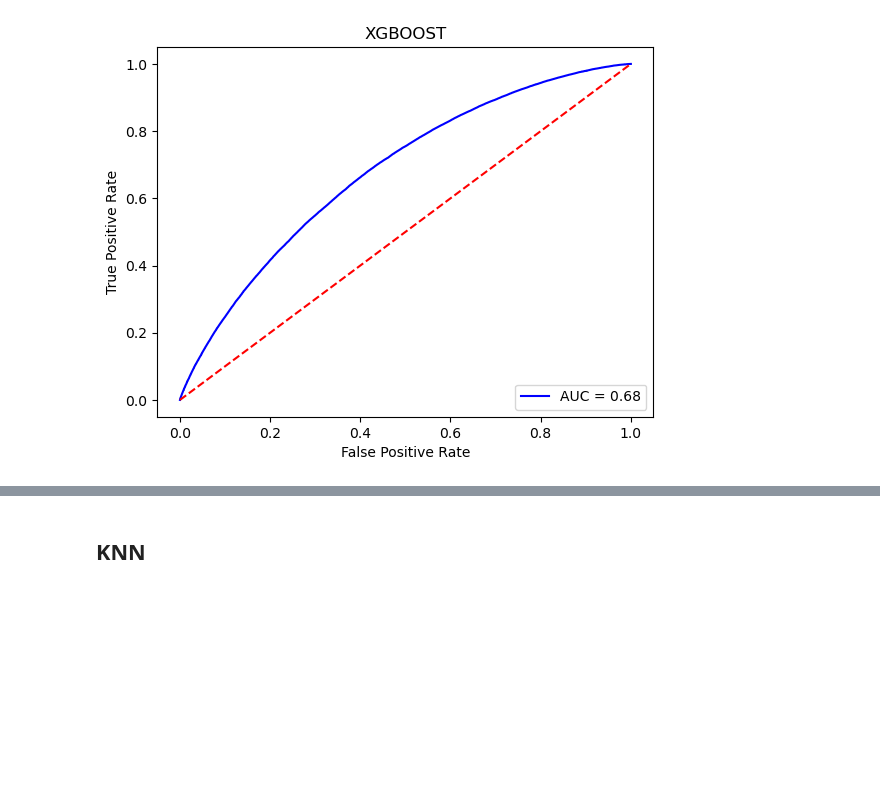
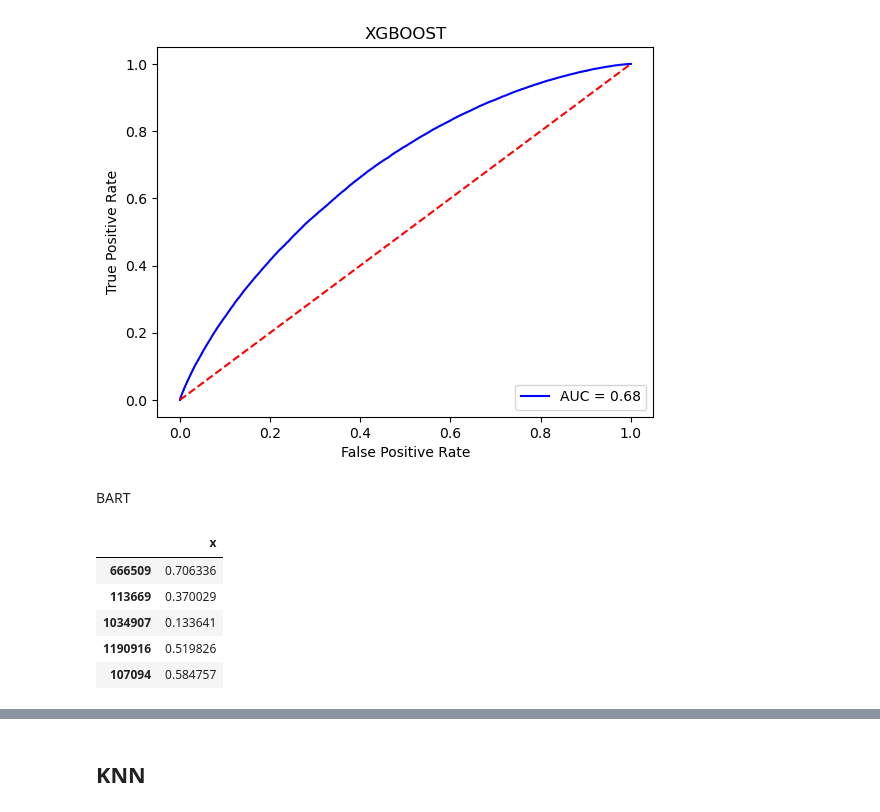
Before and after one commit to G-Mass/MTFI-project, a Jupyter notebook: p2p_lending_credit_risk_assessment.ipynb, the cells around one changed output, grey strips where cells are left out. Drawn from its saved outputs; the diff is of its cells as text; code cells hidden in the pictures; blank space fills up the shorter version.

```diff
--- a/p2p_lending_credit_risk_assessment.ipynb
+++ b/p2p_lending_credit_risk_assessment.ipynb
@@ -1043,3 +1050,19 @@ plt.xlabel('False Positive Rate')
 plt.show()
 # %% [output]
 [figure]
+# %% [markdown]
+BART
+# %%
+# we used R to fit the BART model
+
+bart_phat_val = pd.read_csv("bart_phat_val.csv",index_col= 0)
+bart_phat_val.index = y_val.index
+# bart_phat_val = np.random.shuffle(np.asarray(bart_phat_val.x))
+bart_phat_val.head()
+# %% [output]
+|  | x |
+| 666509 | 0.706336 |
+| 113669 | 0.370029 |
+| 1034907 | 0.133641 |
+| 1190916 | 0.519826 |
+| 107094 | 0.584757 |
```
Also changed, not shown: parts of 11 cells of this notebook, 5 other files.
